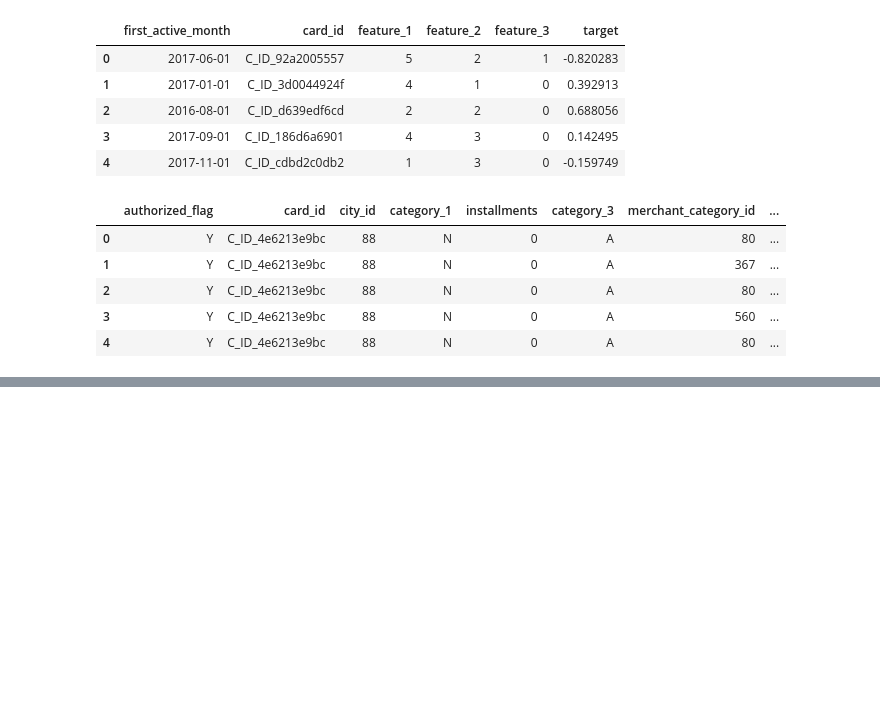
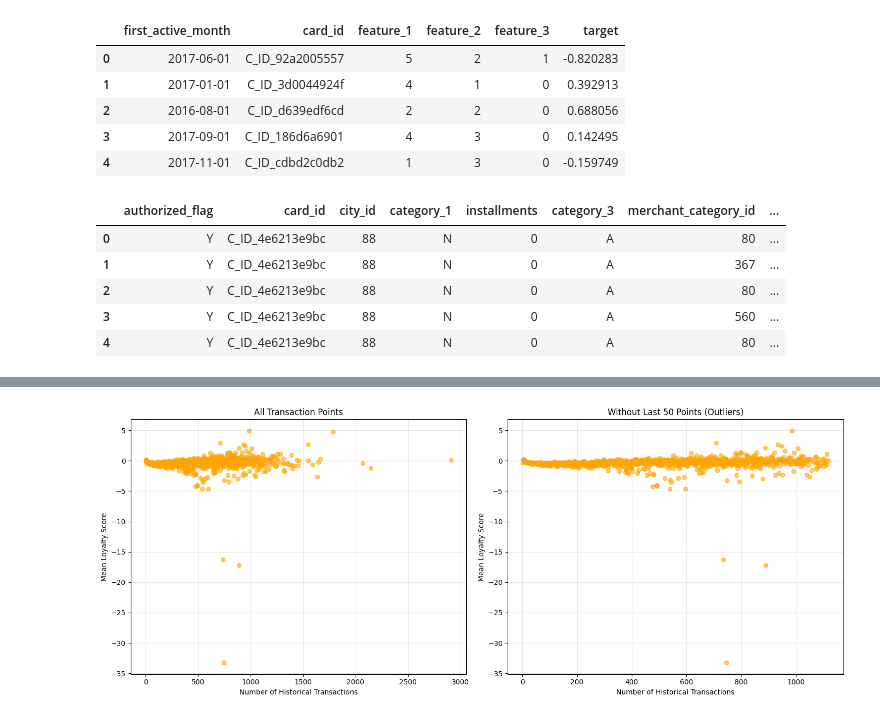
Before and after one commit to pettoss/AAI-510-project, a Jupyter notebook: analysis.ipynb, the cells around one changed output, grey strips where cells are left out. Cells and saved outputs as stored; diff of their text form; code cells hidden in the pictures; blank space fills up the shorter version.

```diff
--- a/analysis.ipynb
+++ b/analysis.ipynb
@@ -51,0 +44,28 @@ train.head()
+# %%
+# Calculate mean loyalty score by number of transactions
+cnt_srs = train.groupby("num_hist_transactions")["target"].mean()
+cnt_srs = cnt_srs.sort_index()
+
+# Create two subplots
+plt.figure(figsize=(15, 6))
+
+# Plot 1: All points
+plt.subplot(1, 2, 1)
+plt.scatter(cnt_srs.index[::-1], cnt_srs.values[::-1], color='orange', alpha=0.6)
+plt.title('All Transaction Points')
+plt.xlabel('Number of Historical Transactions')
+plt.ylabel('Mean Loyalty Score')
+plt.grid(True, alpha=0.3)
+
+# Plot 2: Without last 50 points
+plt.subplot(1, 2, 2)
+cnt_srs_filtered = cnt_srs[:-50]  # TODO: OUTLIERS
+plt.scatter(cnt_srs_filtered.index[::-1], cnt_srs_filtered.values[::-1], color='orange', alpha=0.6)
+plt.title('Without Last 50 Points (Outliers)')
+plt.xlabel('Number of Historical Transactions')
+plt.ylabel('Mean Loyalty Score')
+plt.grid(True, alpha=0.3)
+
+plt.tight_layout()
+# %% [output]
+[figure, added]
```
Also changed, not shown: parts of 3 cells of this notebook.
